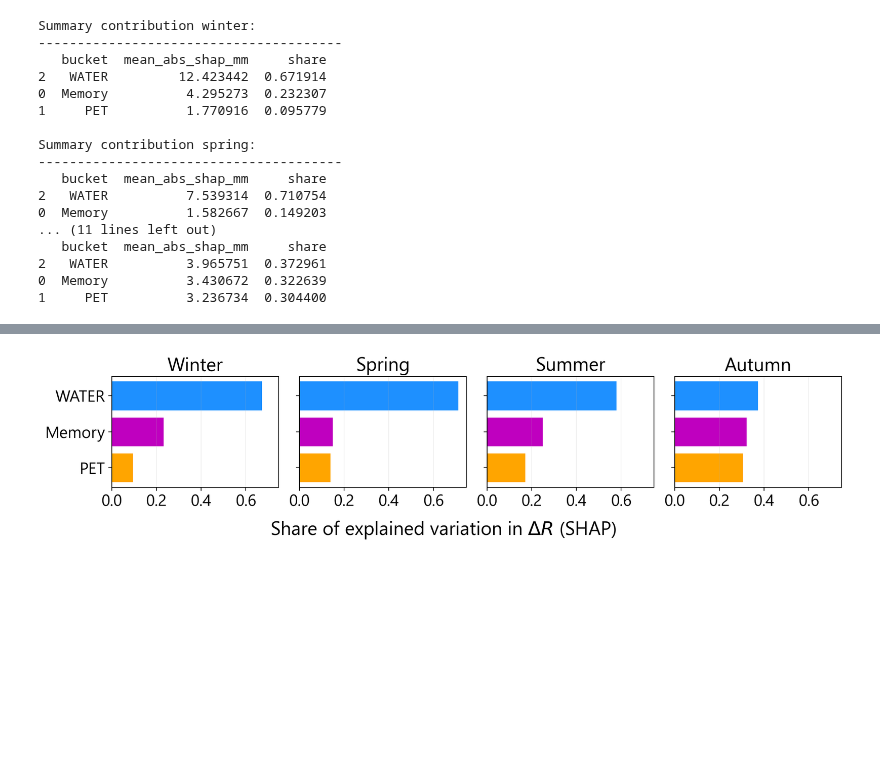
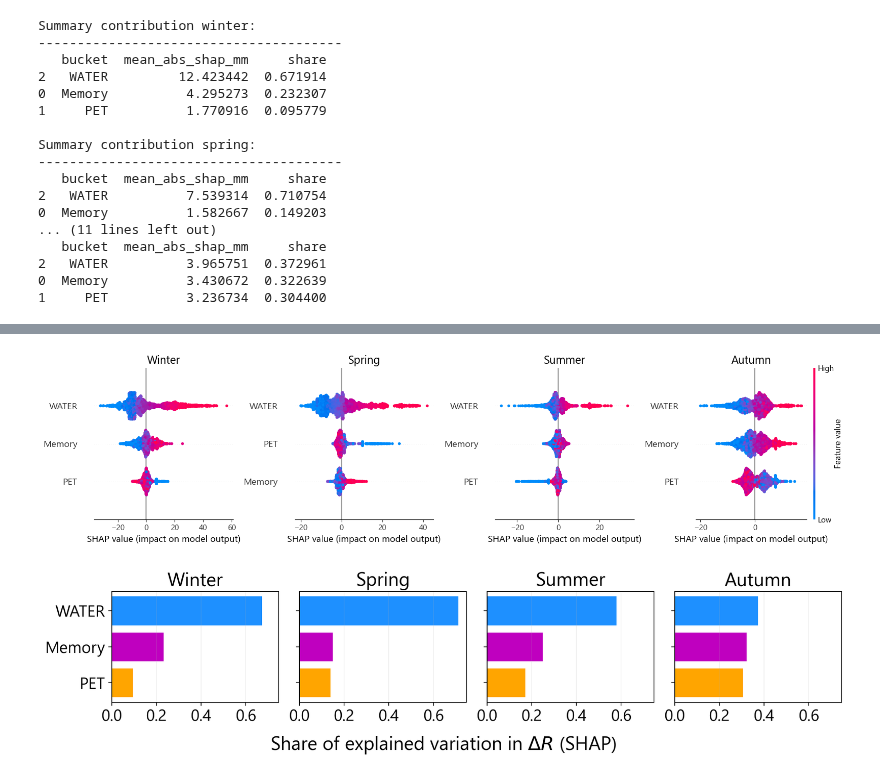
Before and after one commit to klekarkar/pre_post_process_mHM, a Jupyter notebook: recharge_attribution.ipynb, the cells around one changed output, grey strips where cells are left out. Drawn from its saved outputs; the diff is of its cells as text; code cells hidden in the pictures; blank space fills up the shorter version.

Commit message:
summary plot

```diff
--- a/recharge_attribution.ipynb
+++ b/recharge_attribution.ipynb
@@ -611,22 +611,3 @@ Summary contribution spring:
 2   WATER          3.965751  0.372961
 0  Memory          3.430672  0.322639
 1     PET          3.236734  0.304400
-# %%
-for season, results in seasonal_emulators.items():
-    best_model = results['model']
-    rng_global = np.random.default_rng(42)
-    N_SHAP_ROWS_MAX = 200
-    idx_rows = rng_global.choice(len(df_test), size=N_SHAP_ROWS_MAX, replace=False)
-    df_shap = df_test.iloc[idx_rows]
-    X = df_shap[feature_names]
-    # Create an explainer object
-    explainer = shap.TreeExplainer(best_model)
-
-    # Calculate SHAP values
-    shap_values = explainer.shap_values(X)
-    # Label according to the feature labels
-    # shap.summary_plot(shap_values, X, feature_names=X.columns, plot_type='bar')
-
-    # Generate the SHAP beeswarm plot
-    columns = ['PET', 'WATER', 'Memory']
-    shap.summary_plot(shap_values, X, feature_names=columns,plot_size=[10,5])
@@ -655,3 +614,46 @@ array([[ 11.60533497,  11.98116946,   8.87728913],
+# %%
+rng_global = np.random.default_rng(42)
+N_SHAP_ROWS_MAX = 3000
+columns = ['PET', 'WATER', 'Memory']
+
+seasons = list(seasonal_emulators.keys())
+n_seasons = len(seasons)
+
+fig, axes = plt.subplots(1, n_seasons, figsize=(4 * n_seasons, 4), squeeze=False)
+axes = axes[0]
+
+for i, (ax, (season, results)) in enumerate(zip(axes, seasonal_emulators.items())):
+    best_model = results['model']
+
+    df_season = df_test[df_test['season'] == season].copy()
+    if df_season.empty:
+        ax.set_title(f"{season} (no data)")
+        ax.axis("off")
+        continue
+
+    n_rows = min(N_SHAP_ROWS_MAX, len(df_season))
+    idx_rows = rng_global.choice(len(df_season), size=n_rows, replace=False)
+    df_shap = df_season.iloc[idx_rows]
+    X = df_shap[feature_names]
+
+    explainer = shap.TreeExplainer(best_model)
+    shap_values = explainer.shap_values(X)
+
+    plt.sca(ax)
+    shap.summary_plot(
+        shap_values,
+        X,
+        feature_names=columns,
+        plot_type="dot",
+        show=False,
+        plot_size=None,
+        color_bar=(i == n_seasons - 1)  # only rightmost subplot gets the colorbar
+    )
+    ax.set_title(season.capitalize(), fontsize=16)
+# plt.tight_layout()
+plt.show()
+# %% [output]
+[figure, added]
 # %%
 
 # feature_names = ['dPET', 'dP', 'dWA']
```
Also changed, not shown: parts of 2 cells of this notebook.
